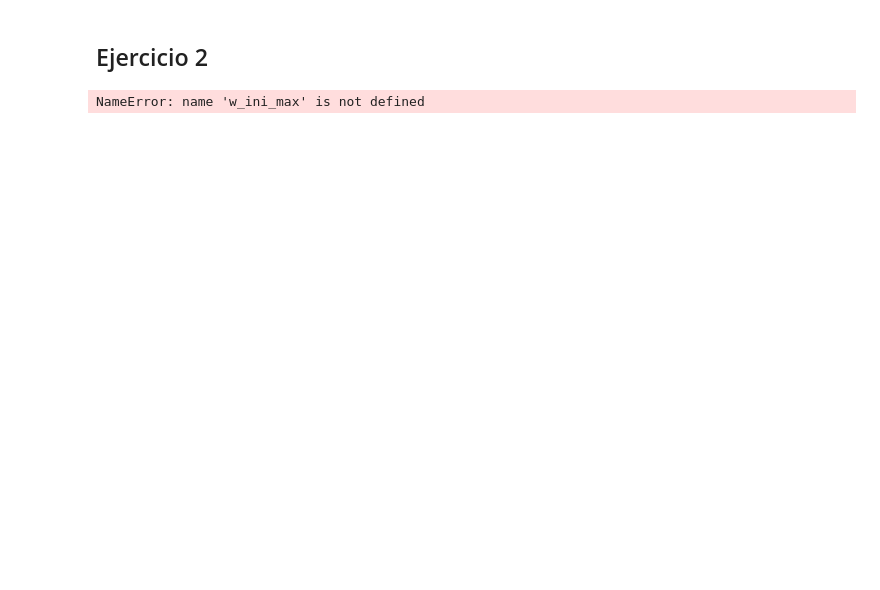
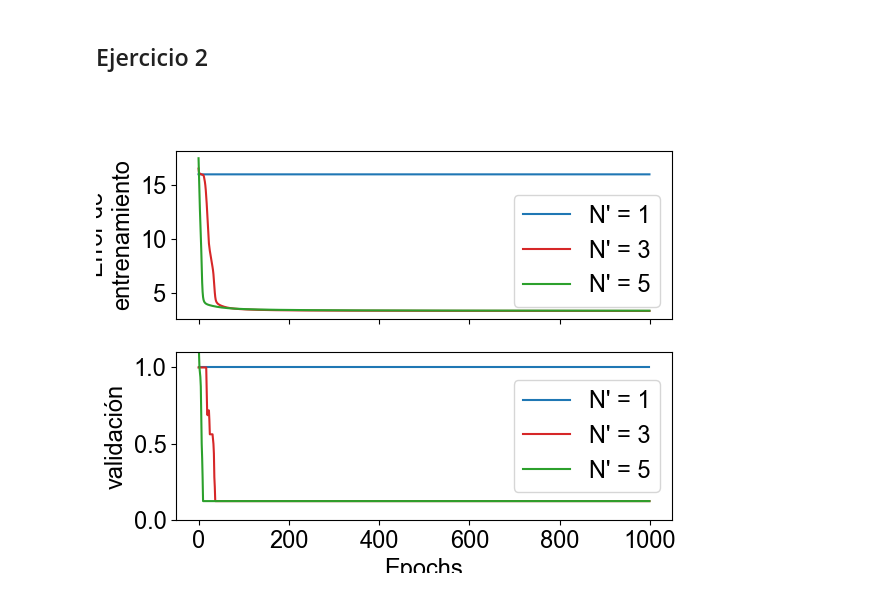
Before and after one commit to Lupama2/RedesNeuronales, a Jupyter notebook: Practicas/practica_4/practica_4_ej_1_y_2.ipynb, the cells around one changed output. Drawn from its saved outputs; the diff is of its cells as text; code cells hidden in the pictures; blank space fills up the shorter version.

```diff
--- a/Practicas/practica_4/practica_4_ej_1_y_2.ipynb
+++ b/Practicas/practica_4/practica_4_ej_1_y_2.ipynb
@@ -275,17 +281,61 @@ def RN_XOR_gral(N, N_prima):
-# %%
-#Calculo y grafico
-
-N = 3
-M = 9 #M = N'
-
-model_C = RN_XOR_gral(N, M)
-
-fig, ax = plt.subplots()
-ax.plot(model_C[1], label = "Error de entrenamiento")
-ax.plot(model_C[2], label = "Error de validación")
-ax.set_xlabel("Epochs")
-ax.set_ylabel("Error")
-ax.legend()
-plt.show()
-# %% [output]
-NameError: name 'w_ini_max' is not defined
+# %%
+#Genero datos
+
+N = 5
+
+x_data = generate_matrix(N)
+y_data = np.empty(2**N)
+for i in range(2**N):
+    y_data[i] = XOR_gral(x_data[i])
+# %%
+#Entreno
+
+N_prima_array = [1,3,5]
+N_CI = 1
+N_epochs = 1000
+
+e_loss_mean_matrix, e_loss_std_matrix, validation_mean_matrix, validation_std_matrix = RN_XOR_gral(N_prima_array, x_data, y_data, N_CI, N_epochs)
+# %%
+#Calculo y grafico
+
+fig, ax = plt.subplots(2, 1, sharex=True)
+
+#labels
+N_prima_labels = []
+for i in range(len(N_prima_array)):
+    N_prima_labels.append("N' = " + str(N_prima_array[i]))
+
+colors = ["tab:blue", "tab:red", "tab:green"]
+
+#Grafico e_loss_mean_matrix.T
+for i in range(len(N_prima_array)):
+    ax[0].plot(e_loss_mean_matrix[i], label = N_prima_labels[i], color = colors[i])
+
+# ax[0].fill_between(np.arange(N_epochs), A_e_loss_mean - A_e_loss_std, A_e_loss_mean + A_e_loss_std, alpha = 0.2)
+for i in range(len(N_prima_array)):
+    ax[1].plot(validation_mean_matrix[i], label = N_prima_labels[i], color = colors[i])
+# ax[1].fill_between(np.arange(N_epochs), A_validation_mean - A_validation_std, A_validation_mean + A_validation_std, alpha = 0.2)
+
+#Decoración
+ax[1].set_xlabel("Epochs")
+ax[0].set_ylabel("Error de\nentrenamiento")
+ax[1].set_ylabel("Error de\nvalidación")
+
+
+ax[1].set_ylim([0, 1.1])
+# ax[0].set_ylim([0, np.max(np.array([np.max(A_e_loss_mean + A_e_loss_std), np.max(B_e_loss_mean + B_e_loss_std)] ) )])
+
+ax[0].legend()
+ax[1].legend()
+
+plt.show()
+
+# fig, ax = plt.subplots()
+# ax.plot(model_C[1], label = "Error de entrenamiento")
+# ax.plot(model_C[2], label = "Error de validación")
+# ax.set_xlabel("Epochs")
+# ax.set_ylabel("Error")
+# ax.legend()
+# plt.show()
+# %% [output]
+[figure, added]
```
Also changed, not shown: parts of 2 cells of this notebook.
